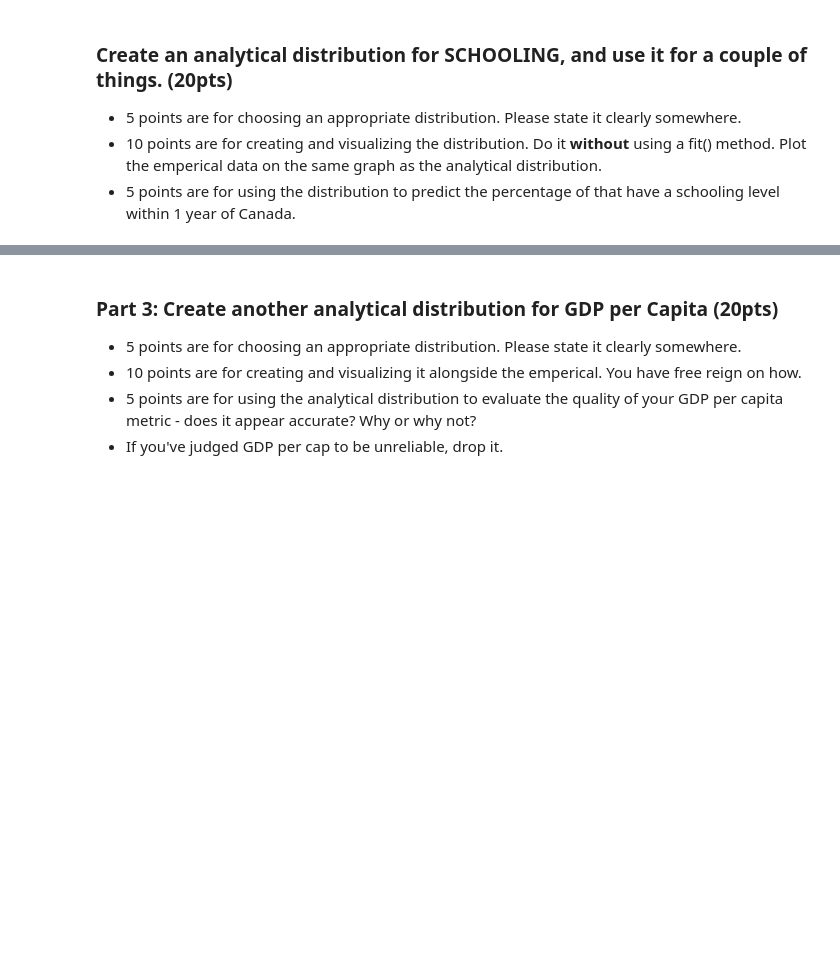
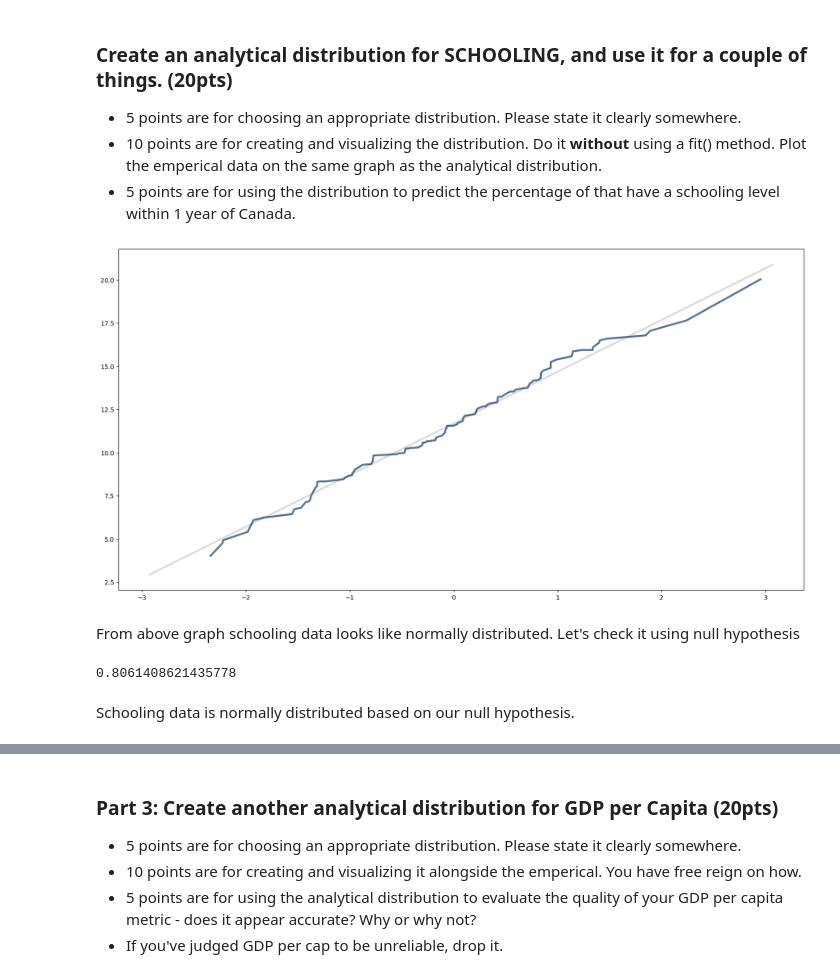
Before and after one commit to Nishaa95/BSIP_Assignment_2_Students, a Jupyter notebook: stats_asn_2_start.ipynb, the cells around one changed output, grey strips where cells are left out. Saved outputs shown, nothing was run; the diff lists cells and outputs as text; code cells hidden in the pictures; blank space fills up the shorter version.

```diff
--- a/stats_asn_2_start.ipynb
+++ b/stats_asn_2_start.ipynb
@@ -130,0 +124,16 @@ bigGraph(dfLE, "GDP/Capita")
+# %%
+# Plotting normal distribution
+thinkstats2.NormalProbabilityPlot(dfLE["Schooling"])
+# %% [output]
+[figure, added]
+# %% [markdown]
+From above graph schooling data looks like normally distributed.
+Let's check it using null hypothesis
+# %%
+import scipy.stats
+k2, p = scipy.stats.normaltest(dfLE["Schooling"])
+p
+# %% [output]
+0.8061408621435778
+# %% [markdown]
+Schooling data is normally distributed based on our null hypothesis.
```
Also changed, not shown: parts of 35 cells of this notebook.
